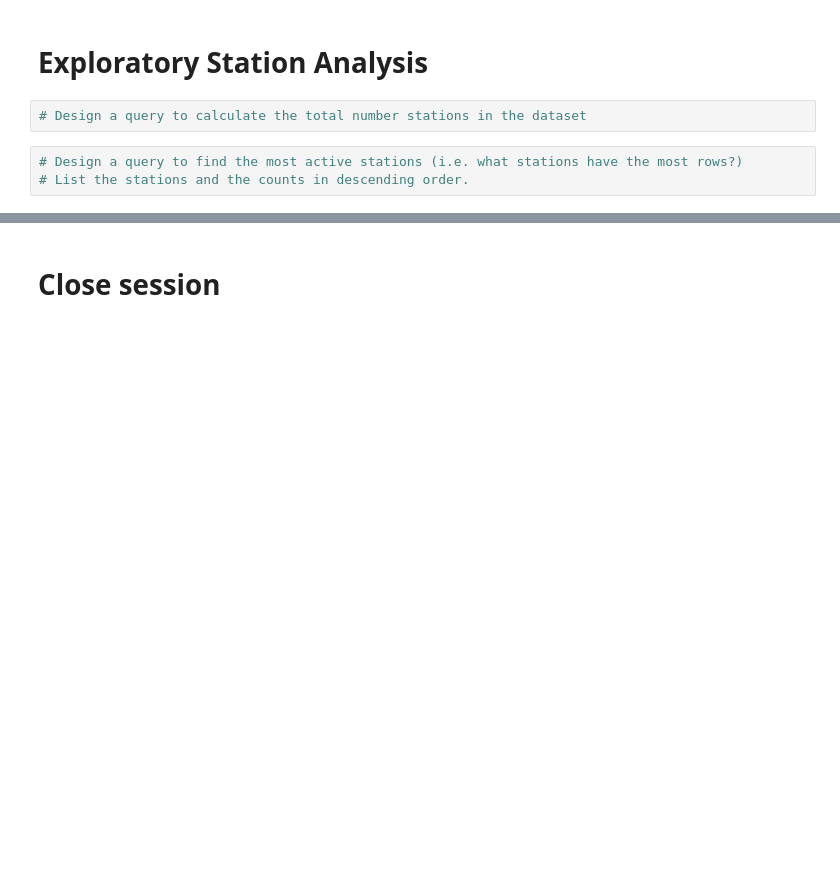
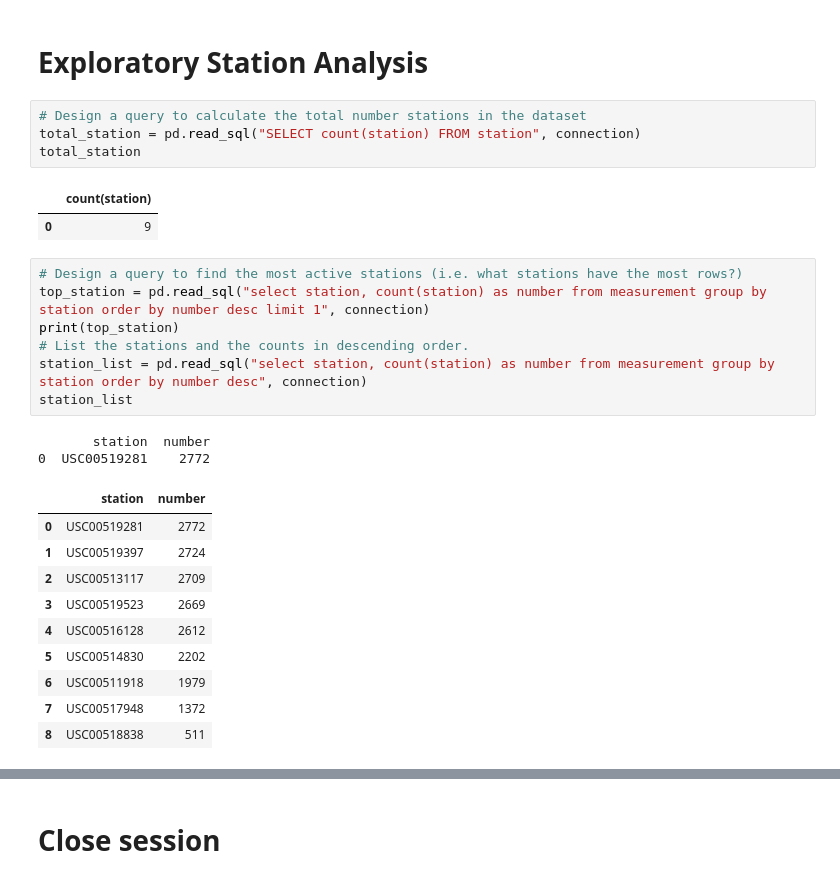
Before and after one commit to qsun21/sqlalchemy-challenge, a Jupyter notebook: climate_starter.ipynb, the cells around one changed output, grey strips where cells are left out. Saved outputs shown, nothing was run; the diff lists cells and outputs as text; blank space fills up the shorter version.

```diff
--- a/climate_starter.ipynb
+++ b/climate_starter.ipynb
@@ -62,8 +89,30 @@ session = Session(engine)
 # Exploratory Station Analysis
 # %%
 # Design a query to calculate the total number stations in the dataset
+total_station = pd.read_sql("SELECT count(station) FROM station", connection)
+total_station
+# %% [output]
+|  | count(station) |
+| 0 | 9 |
 # %%
 # Design a query to find the most active stations (i.e. what stations have the most rows?)
+top_station = pd.read_sql("select station, count(station) as number from measurement group by station order by number desc limit 1", connection)
+print(top_station)
 # List the stations and the counts in descending order.
+station_list = pd.read_sql("select station, count(station) as number from measurement group by station order by number desc", connection)
+station_list
+# %% [output]
+       station  number
+0  USC00519281    2772
+|  | station | number |
+| 0 | USC00519281 | 2772 |
+| 1 | USC00519397 | 2724 |
+| 2 | USC00513117 | 2709 |
+| 3 | USC00519523 | 2669 |
+| 4 | USC00516128 | 2612 |
+| 5 | USC00514830 | 2202 |
+| 6 | USC00511918 | 1979 |
+| 7 | USC00517948 | 1372 |
+| 8 | USC00518838 | 511 |
 # %%
 # Using the most active station id from the previous query, calculate the lowest, highest, and average temperature.
```
Also changed, not shown: parts of 11 cells of this notebook.
